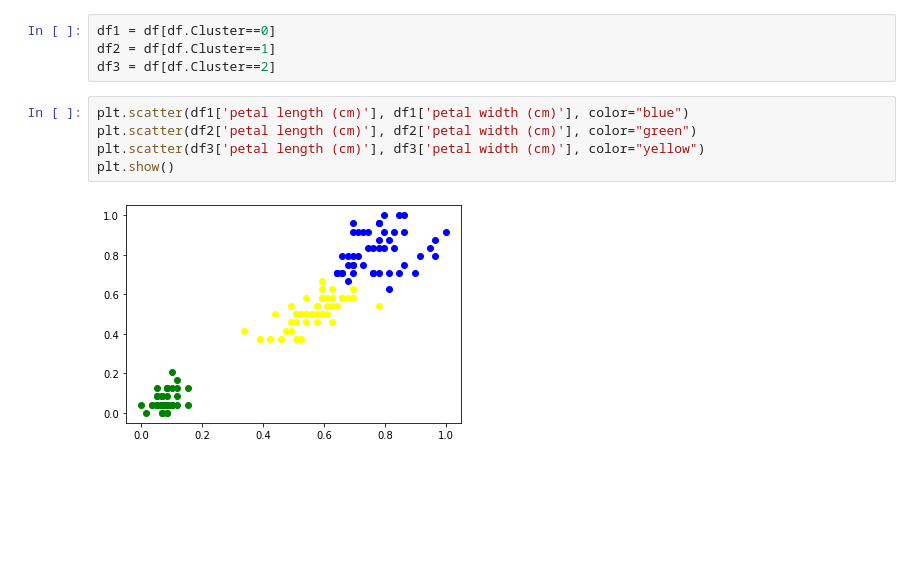
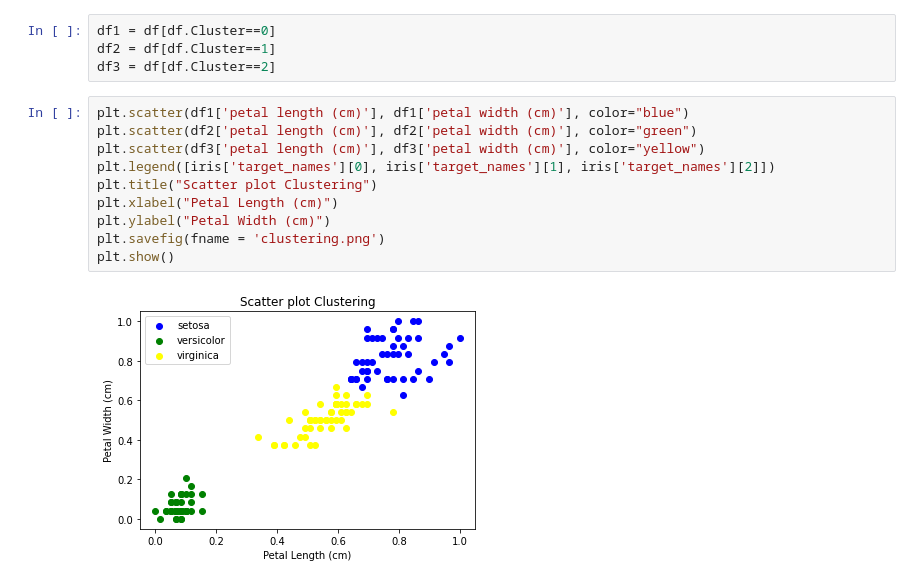
Before and after one commit to Jayant-saksham/Machine-Learning, a Jupyter notebook: 11 - KMean Clustering/kmeans.ipynb, the cells around one changed output. Drawn from its saved outputs; the diff is of its cells as text; blank space fills up the shorter version.

```diff
--- a/11 - KMean Clustering/kmeans.ipynb
+++ b/11 - KMean Clustering/kmeans.ipynb
@@ -125,7 +117,12 @@ df3 = df[df.Cluster==2]
 # %%
 plt.scatter(df1['petal length (cm)'], df1['petal width (cm)'], color="blue")
 plt.scatter(df2['petal length (cm)'], df2['petal width (cm)'], color="green")
 plt.scatter(df3['petal length (cm)'], df3['petal width (cm)'], color="yellow")
+plt.legend([iris['target_names'][0], iris['target_names'][1], iris['target_names'][2]])
+plt.title("Scatter plot Clustering")
+plt.xlabel("Petal Length (cm)")
+plt.ylabel("Petal Width (cm)")
+plt.savefig(fname = 'clustering.png')
 plt.show()
 # %% [output]
-[figure, old version]
+[figure, new version]
```
Also changed, not shown: parts of 1 cell of this notebook, 9 other files.
